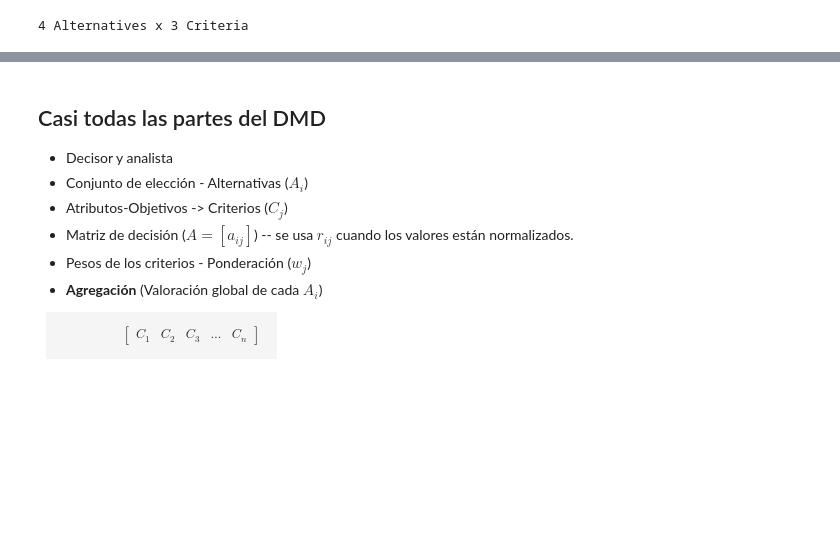
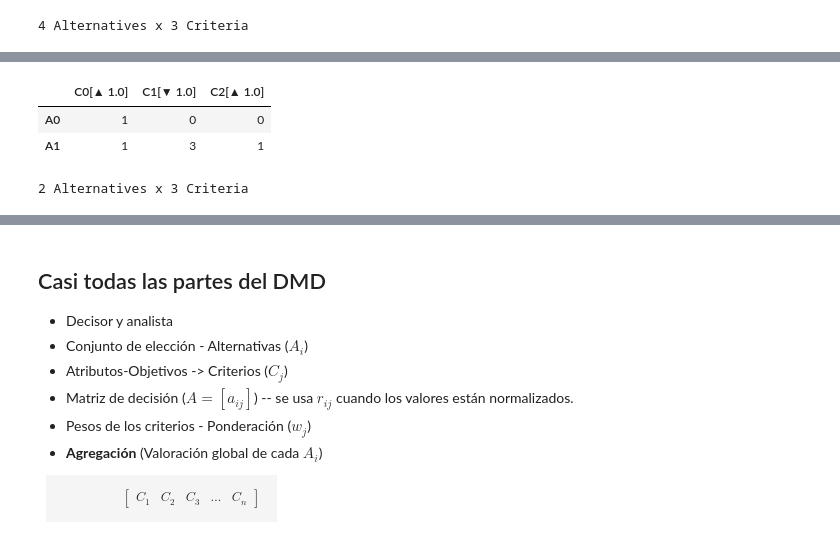
Before and after one commit to leliel12/diplodatos_mcda, a Jupyter notebook: slides/clase0.ipynb, the cells around one changed output, grey strips where cells are left out. Drawn from its saved outputs; the diff is of its cells as text; code cells hidden in the pictures; blank space fills up the shorter version.

```diff
--- a/slides/clase0.ipynb
+++ b/slides/clase0.ipynb
@@ -654,0 +676,8 @@ Consignar en la matriz de decisión los $U(C_j)= w_jv$
+# %%
+dmn = push.transform(dmn)
+dmn
+# %% [output]
+|  | C0[▲ 1.0] | C1[▼ 1.0] | C2[▲ 1.0] |
+| A0 | 1 | 0 | 0 |
+| A1 | 1 | 3 | 1 |
+2 Alternatives x 3 Criteria
```
Also changed, not shown: parts of 33 cells of this notebook.
